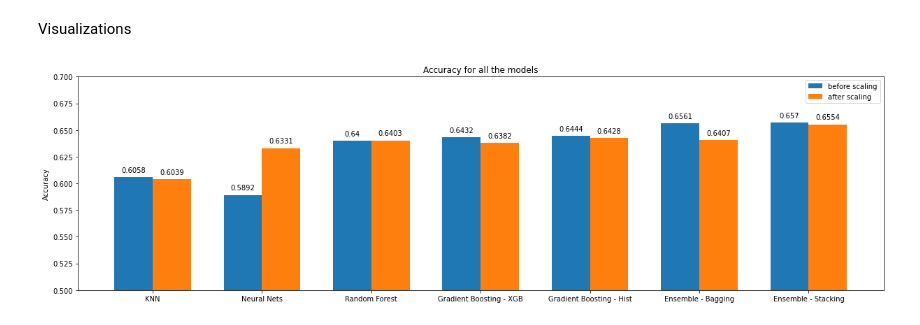
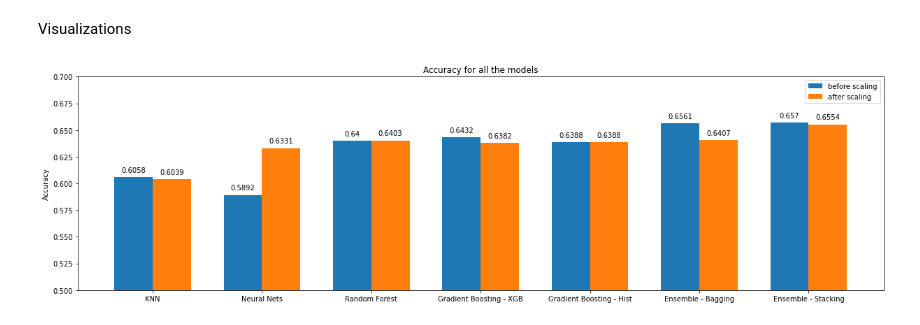
Before and after one commit to austin-py/396-DataPipeline, a Jupyter notebook: Project - Final/Final_Project.ipynb, the cells around one changed output. Drawn from its saved outputs; the diff is of its cells as text; code cells hidden in the pictures.

```diff
--- a/Project - Final/Final_Project.ipynb
+++ b/Project - Final/Final_Project.ipynb
@@ -705,24 +703,24 @@ Multi-class F1 score:  0.3707835167769306
 # %% [markdown]
 Visualizations
 # %%
-pre_scale = [0.6058, 0.5892, 0.6400, 0.6432, 0.6444, 0.6561, 0.657]
-post_scale = [0.6039, 0.6331, 0.6403, 0.6382, 0.6428, 0.6407, 0.6554]
+pre_scale = [0.6058, 0.5892, 0.6400, 0.6432, 0.6388, 0.6561, 0.657]
+post_scale = [0.6039, 0.6331, 0.6403, 0.6382, 0.6388, 0.6407, 0.6554]
 methods = ['KNN','Neural Nets','Random Forest','Gradient Boosting - XGB',
            'Gradient Boosting - Hist','Ensemble - Bagging',
            'Ensemble - Stacking']
 x = np.arange(len(methods))
 width = 0.35
 fig, ax = plt.subplots(figsize = (17, 5))
 rects1 = ax.bar(x - width/2, pre_scale, width, label='before scaling')
 rects2 = ax.bar(x + width/2, post_scale, width, label='after scaling')
 ax.set_ylabel('Accuracy')
 ax.set_title('Accuracy for all the models')
 ax.set_xticks(x, methods)
 ax.set_ylim([0.5, 0.7])
 ax.legend()
 ax.bar_label(rects1, padding=5)
 ax.bar_label(rects2, padding=5)
 fig.tight_layout()
 plt.show()
 # %% [output]
-[figure, old version]
+[figure, new version]
```
Also changed, not shown: parts of 6 cells of this notebook, 3 other files.
